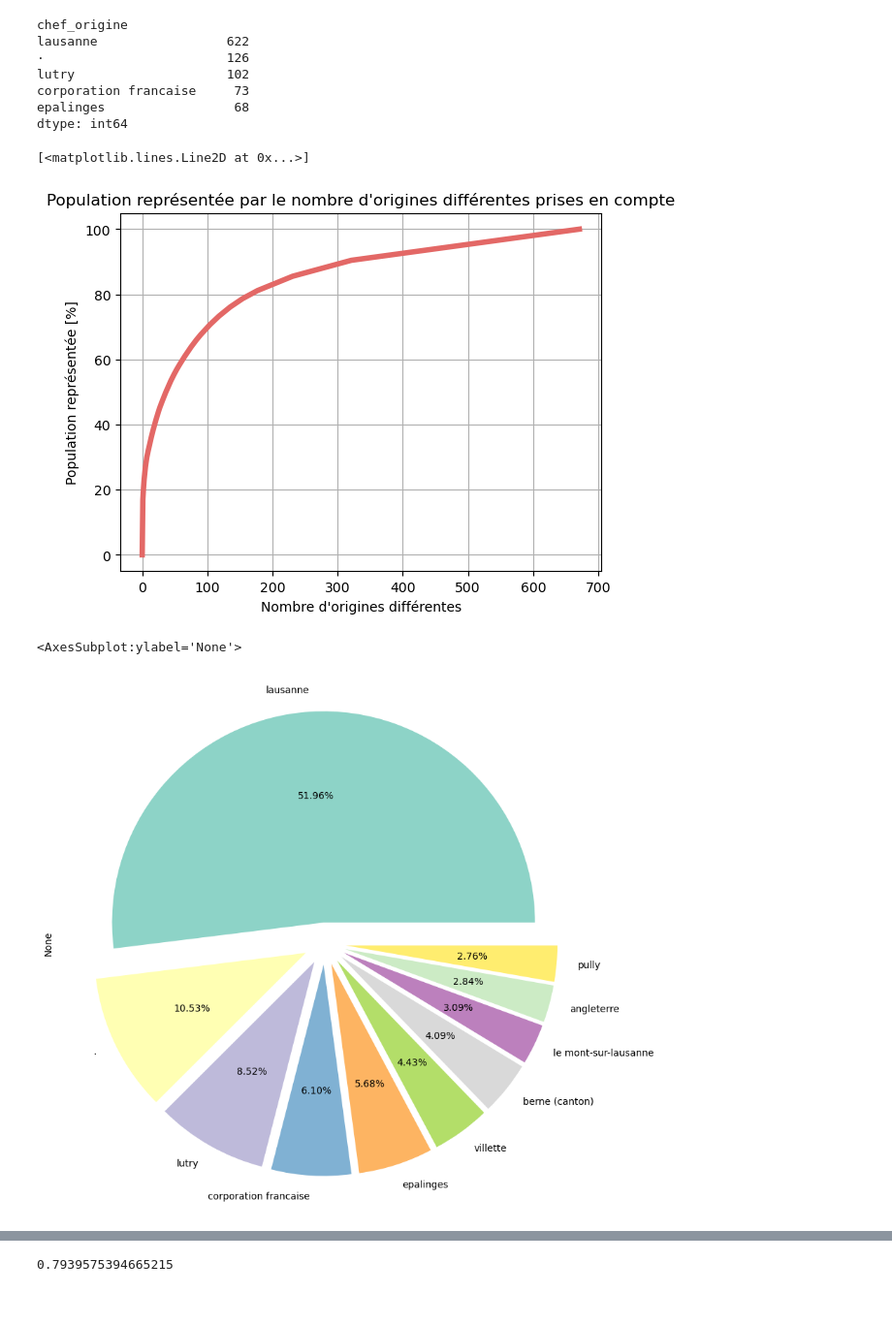
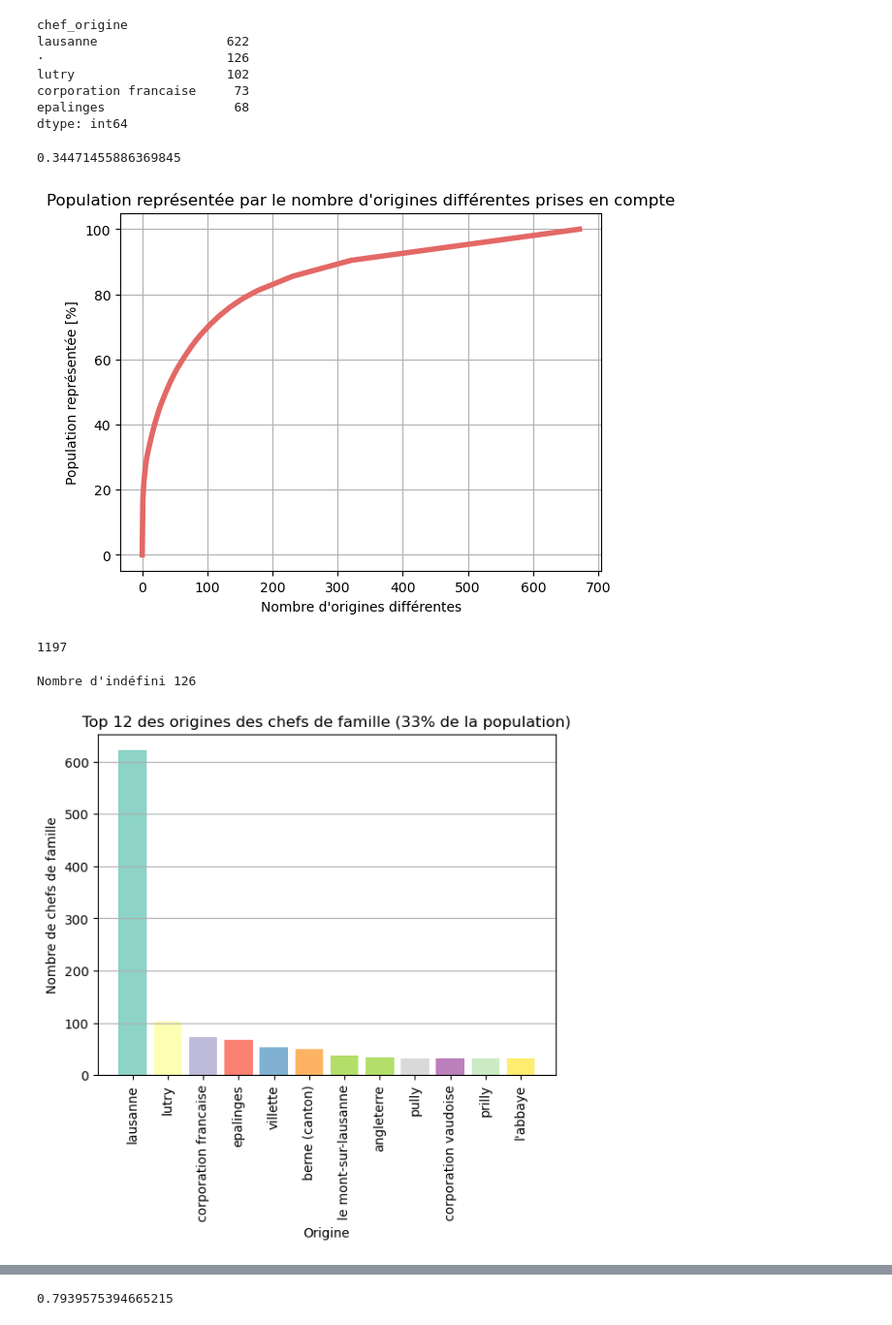
Before and after one commit to ozan-guven/HUM-450-Project, a Jupyter notebook: rec_1832.ipynb, the cells around one changed output, grey strips where cells are left out. Shown at 97% size. Drawn from its saved outputs; the diff is of its cells as text; code cells hidden in the pictures.

```diff
--- a/rec_1832.ipynb
+++ b/rec_1832.ipynb
@@ -166,22 +170,36 @@ epalinges                 68
 dtype: int64
 # %%
 # Get the percentage of the population that is represented by the top 10 origins and plot it as a graph in terms of x
-origins.head(10).sum() / origins.sum()
 percentages = [origins.head(x).sum() / origins.sum() for x in range(0, len(origins))]
 # Plot the above as a line
 plt.title("Population représentée par le nombre d'origines différentes prises en compte")
 plt.xlabel("Nombre d'origines différentes")
 plt.ylabel("Population représentée [%]")
 plt.grid(visible=True, which="both")
-plt.plot(np.asarray(percentages) * 100,'-',color="#e36866",linewidth=4)
+plt.plot(np.asarray(percentages) * 100,'-',color="#e36866", linewidth=4)
+origins.head(12).sum() / origins.sum()
 # %% [output]
-[<matplotlib.lines.Line2D at 0x...>]
+0.34471455886369845
 [figure]
-# %%
-origins = df.groupby("chef_origine").size().sort_values(ascending=False)
-origins_with_others = pd.concat([origins[:10], pd.Series(origins[10:].sum(), index=["Autres"])])
-# plot the top 10 origins as a pie chart and make the pieces detached from the center
-origins[:10].plot.pie(figsize=(10, 10), autopct="%.2f%%", cmap=plt.cm.Set3 , explode=[0.1] * 10)
-# %% [output]
-<AxesSubplot:ylabel='None'>
-[figure, removed]
+# %%
+origins[:10].sum()
+# %% [output]
+1197
+# %%
+origins = df.groupby("chef_origine").size().sort_values(ascending=False)
+# drop the index ·
+print(f"Nombre d'indéfini {origins.loc['·']}")
+origins = origins.drop("·", axis=0)
+origins_with_others = pd.concat([origins[:12], pd.Series(origins[12:].sum(), index=["Autres"])])
+# plot the top 12 origins as a bar chart with the others grouped as "Autres"
+plt.title("Top 12 des origines des chefs de famille (33% de la population)")
+plt.xlabel("Origine")
+plt.ylabel("Nombre de chefs de famille")
+# plot only the horizontal grid
+plt.grid(visible=True, which="major", axis="y")
+plt.bar(origins[:12].index, origins[:12].values, color=get_color_list(plt.cm.Set3, 13))
+plt.xticks(rotation=90)
+plt.show()
+# %% [output]
+Nombre d'indéfini 126
+[figure, added]
```
Also changed, not shown: parts of 18 cells of this notebook.
